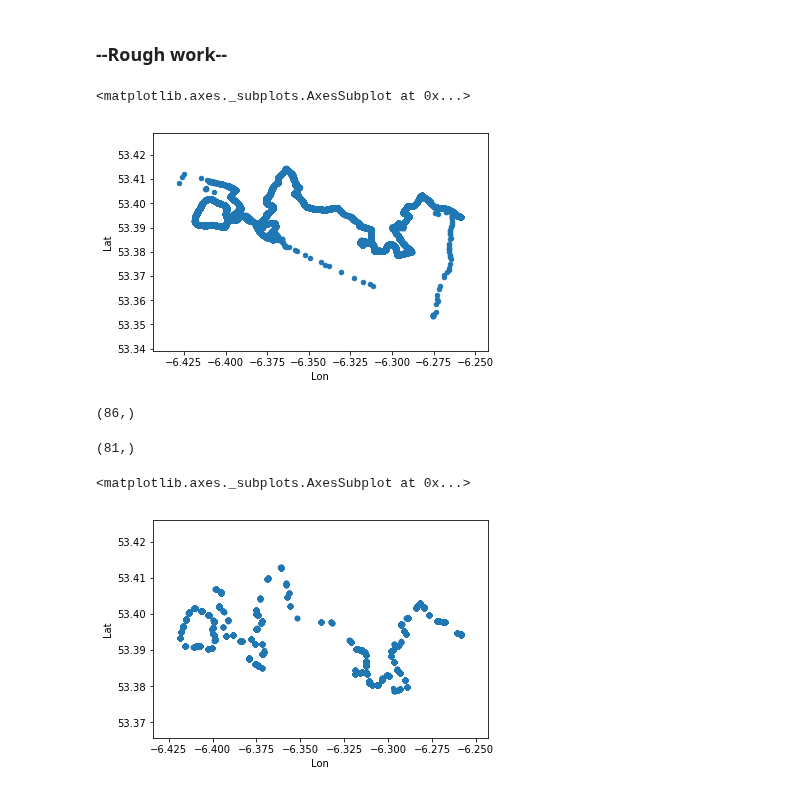
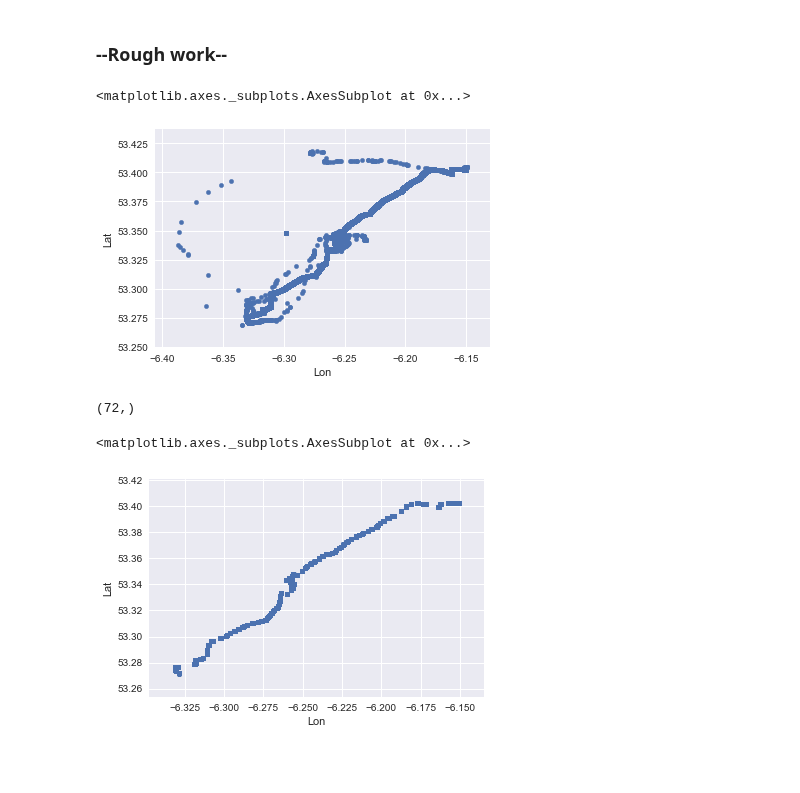
Before and after one commit to brokenloop/Research_practicum_2017, a Jupyter notebook: Data Analysis/Daniel/Clean by distance.ipynb, the cells around one changed output. Drawn from its saved outputs; the diff is of its cells as text; code cells hidden in the pictures; blank space fills up the shorter version.

```diff
--- a/Data Analysis/Daniel/Clean by distance.ipynb
+++ b/Data Analysis/Daniel/Clean by distance.ipynb
@@ -118,33 +101,32 @@ Finished main!
 # %% [markdown]
 ### --Rough work--
 # %%
-line = '220'
+line = '15'
 # df = read_data('bus_data/clean_data_rough/' + line + '.csv')
-df = pd.read_csv('bus_data/clean_data_rough/' + line + '.csv', low_memory=False)
+# df = pd.read_csv('bus_data/clean_data_rough/' + line + '.csv', low_memory=False)
+df = read_data('bus_data/clean_data5/' + line + '.csv')
 locations = pd.read_csv('bus_data/stop_locations.csv')
 # %%
 plotdf = df[["Lon", "Lat"]]
 plotdf.plot.scatter(x="Lon", y="Lat")
 # %% [output]
 <matplotlib.axes._subplots.AxesSubplot at 0x...>
-[figure, old version]
+[figure, new version]
 # %%
 df_0001 = df[df.JourneyPatternID == 1]
 
 df_0001.StopID.unique().shape
 # %% [output]
-(86,)
+(72,)
 # %%
-df = filter_distance(df, locations)
+newdf = filter_distance(df, locations)
 # %%
-df_0001 = df[df.JourneyPatternID == 1]
+# df_0001 = newdf[df.JourneyPatternID == 1]
 
-df_0001.StopID.unique().shape
+# df_0001.StopID.unique().shape
-# %% [output]
-(81,)
 # %%
-plotdf = df[["Lon", "Lat"]]
+plotdf = newdf[["Lon", "Lat"]]
 plotdf.plot.scatter(x="Lon", y="Lat")
 # %% [output]
 <matplotlib.axes._subplots.AxesSubplot at 0x...>
-[figure, old version]
+[figure, new version]
```
Also changed, not shown: parts of 18 cells of this notebook, 2 other files.
